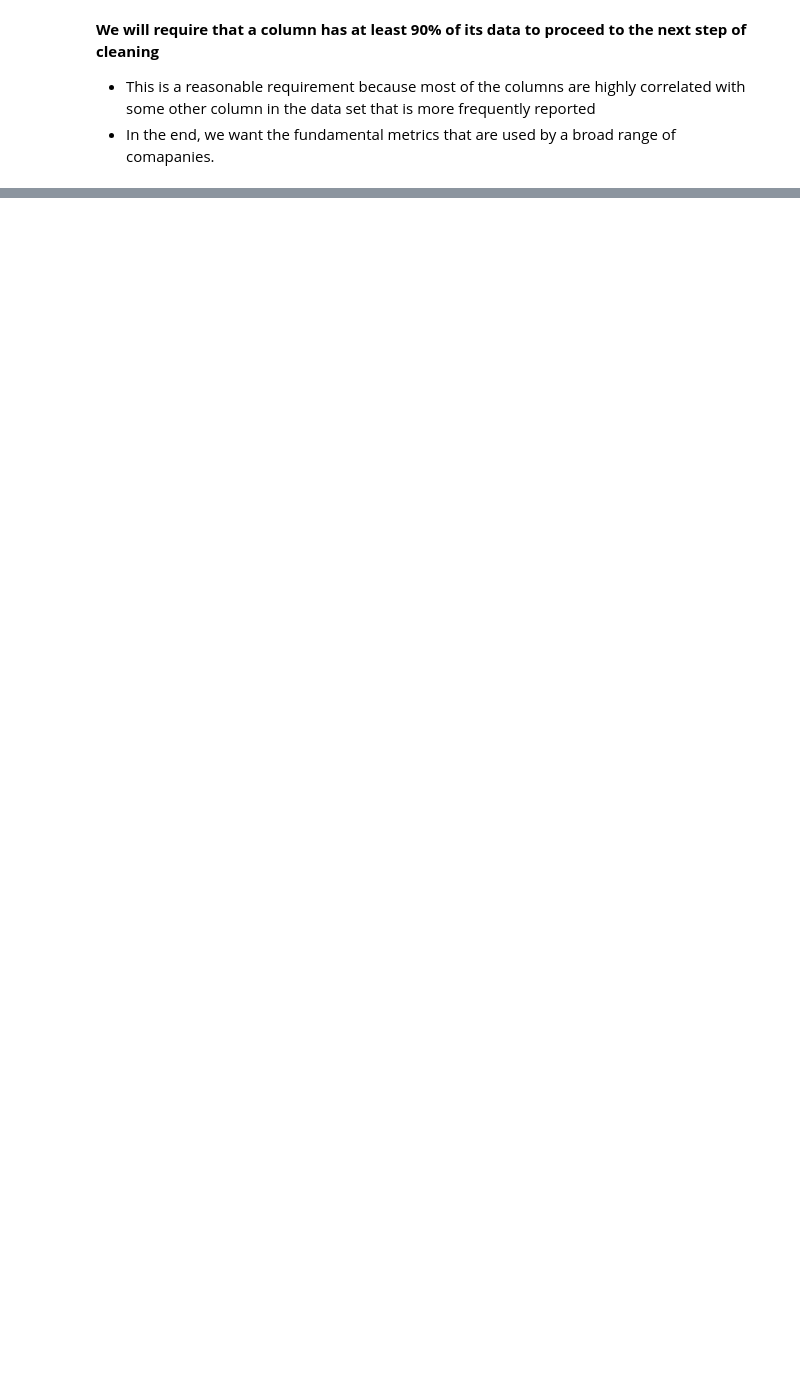
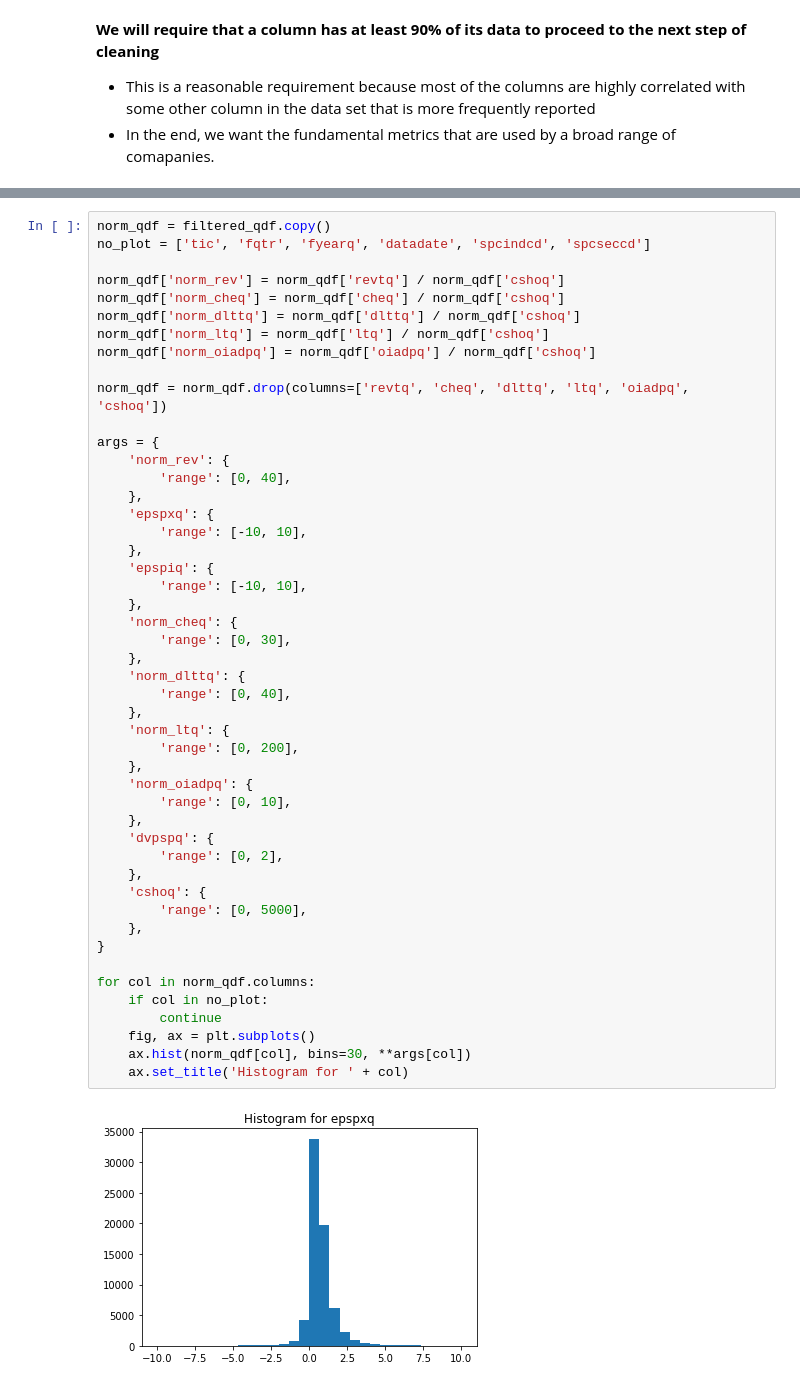
Before and after one commit to rkthomps/TBot, a Jupyter notebook: notebooks/Clean_Quarterly.ipynb, the cells around one changed output, grey strips where cells are left out. Cells and saved outputs as stored; diff of their text form; blank space fills up the shorter version.

```diff
--- a/notebooks/Clean_Quarterly.ipynb
+++ b/notebooks/Clean_Quarterly.ipynb
@@ -44,0 +178,50 @@ Length: 680, dtype: int64
+# %%
+norm_qdf = filtered_qdf.copy()
+no_plot = ['tic', 'fqtr', 'fyearq', 'datadate', 'spcindcd', 'spcseccd']
+
+norm_qdf['norm_rev'] = norm_qdf['revtq'] / norm_qdf['cshoq']
+norm_qdf['norm_cheq'] = norm_qdf['cheq'] / norm_qdf['cshoq']
+norm_qdf['norm_dlttq'] = norm_qdf['dlttq'] / norm_qdf['cshoq']
+norm_qdf['norm_ltq'] = norm_qdf['ltq'] / norm_qdf['cshoq']
+norm_qdf['norm_oiadpq'] = norm_qdf['oiadpq'] / norm_qdf['cshoq']
+
+norm_qdf = norm_qdf.drop(columns=['revtq', 'cheq', 'dlttq', 'ltq', 'oiadpq', 'cshoq'])
+
+args = {
+    'norm_rev': {
+        'range': [0, 40],
+    },
+    'epspxq': {
+        'range': [-10, 10],
+    },
+    'epspiq': {
+        'range': [-10, 10],
+    },
+    'norm_cheq': {
+        'range': [0, 30],
+    },
+    'norm_dlttq': {
+        'range': [0, 40],
+    },
+    'norm_ltq': {
+        'range': [0, 200],
+    },
+    'norm_oiadpq': {
+        'range': [0, 10],
+    },
+    'dvpspq': {
+        'range': [0, 2],
+    },
+    'cshoq': {
+        'range': [0, 5000],
+    },
+}
+
+for col in norm_qdf.columns:
+    if col in no_plot:
+        continue
+    fig, ax = plt.subplots()
+    ax.hist(norm_qdf[col], bins=30, **args[col])
+    ax.set_title('Histogram for ' + col)
+# %% [output]
+[figure, added]
```
Also changed, not shown: parts of 20 cells of this notebook, 3 other files.
